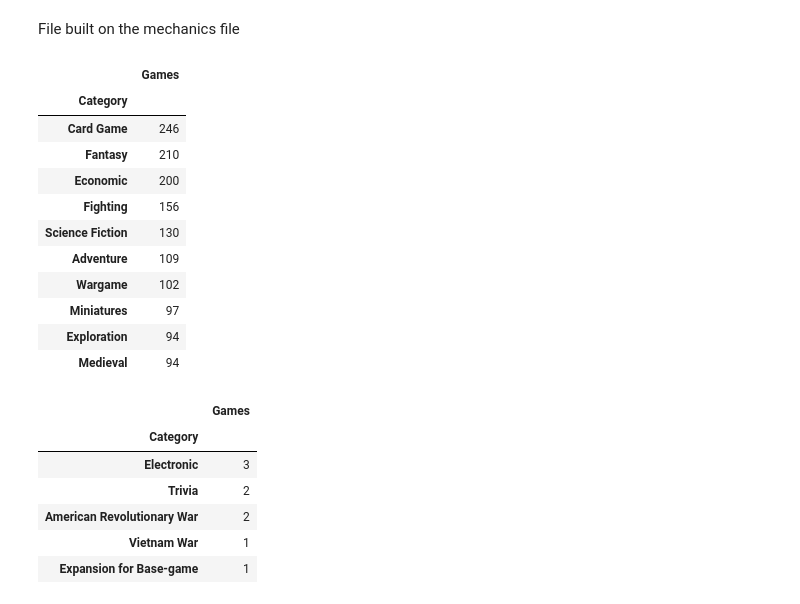
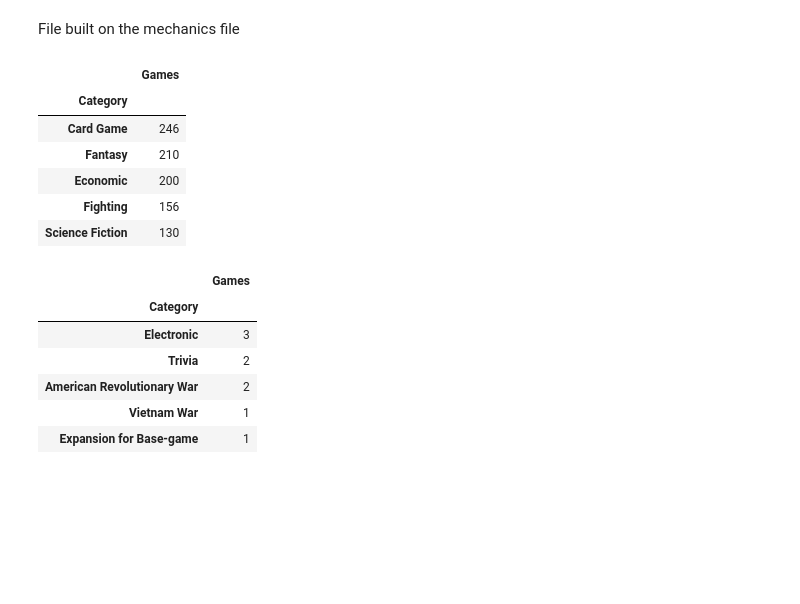
Before and after one commit to MarshallKrakauer/BGGAnalysis, a Jupyter notebook: BestCategories.ipynb, the cells around one changed output. Drawn from its saved outputs; the diff is of its cells as text; code cells hidden in the pictures; blank space fills up the shorter version.

```diff
--- a/BestCategories.ipynb
+++ b/BestCategories.ipynb
@@ -54,21 +54,16 @@ df = pd.DataFrame(result_li, columns = ['id', 'Title','Score', 'BayesScore', 'St
 # %%
 pivot = pd.pivot_table(data=df, index='Category', values = ['id'], aggfunc='count')
 pivot.columns = ['Games']
 pivot.sort_values('Games', ascending=False,inplace=True)
-pivot.head(10)
+pivot.head(5)
 # %% [output]
 |  | Games |
 | Category |  |
 | Card Game | 246 |
 | Fantasy | 210 |
 | Economic | 200 |
 | Fighting | 156 |
 | Science Fiction | 130 |
-| Adventure | 109 |
-| Wargame | 102 |
-| Miniatures | 97 |
-| Exploration | 94 |
-| Medieval | 94 |
 # %%
 pivot.tail(5)
 # %% [output]
```
Also changed, not shown: parts of 3 cells of this notebook.
